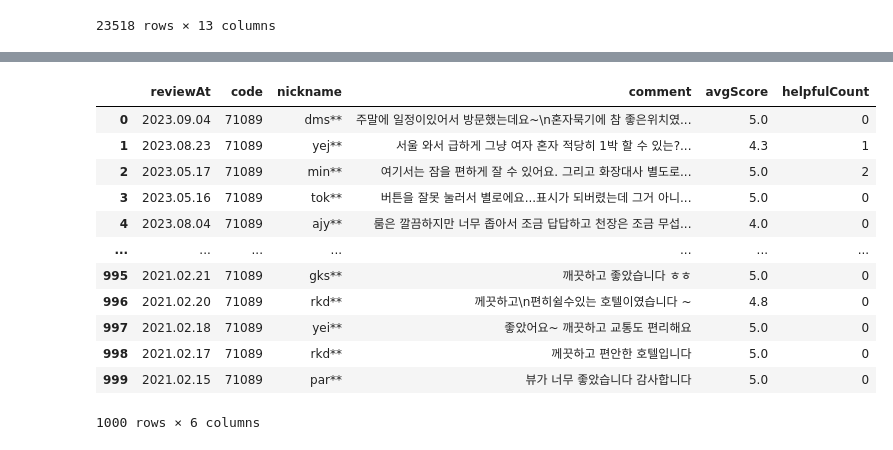
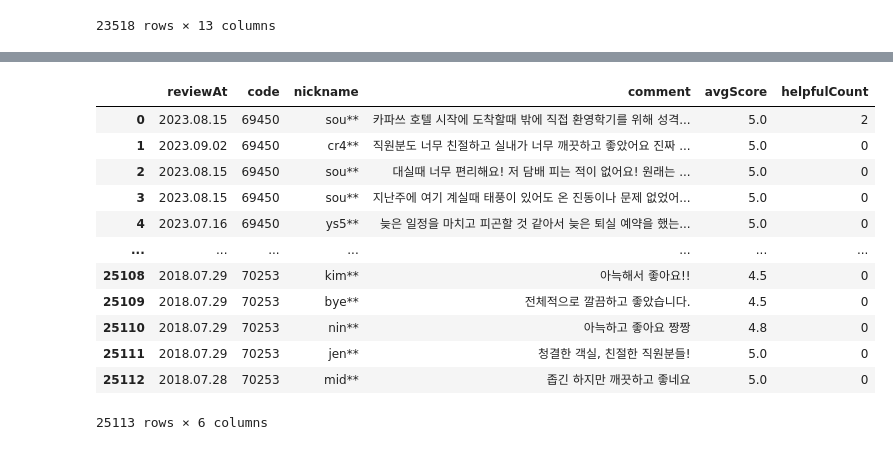
Before and after one commit to doxgxxn/final_crawl, a Jupyter notebook: 03_hotels_review.ipynb, the cells around one changed output, grey strips where cells are left out. Saved outputs shown, nothing was run; the diff lists cells and outputs as text; code cells hidden in the pictures.

```diff
--- a/03_hotels_review.ipynb
+++ b/03_hotels_review.ipynb
@@ -157,16 +297,16 @@ for region in df['region_L'].unique()[:1]: # 서울만
 # %%
-pd.read_csv('./reviews/71089.csv')
+pd.read_csv('./reviews/서울.csv')
 # %% [output]
 |  | reviewAt | code | nickname | comment | avgScore | helpfulCount |
-| 0 | 2023.09.04 | 71089 | dms** | 주말에 일정이있어서 방문했는데요~\n혼자묵기에 참 좋은위치였... | 5.0 | 0 |
-| 1 | 2023.08.23 | 71089 | yej** | 서울 와서 급하게 그냥 여자 혼자 적당히 1박 할 수 있는?... | 4.3 | 1 |
-| 2 | 2023.05.17 | 71089 | min** | 여기서는 잠을 편하게 잘 수 있어요. 그리고 화장대사 별도로... | 5.0 | 2 |
-| 3 | 2023.05.16 | 71089 | tok** | 버튼을 잘못 눌러서 별로에요...표시가 되버렸는데 그거 아니... | 5.0 | 0 |
-| 4 | 2023.08.04 | 71089 | ajy** | 룸은 깔끔하지만 너무 좁아서 조금 답답하고 천장은 조금 무섭... | 4.0 | 0 |
+| 0 | 2023.08.15 | 69450 | sou** | 카파쓰 호텔 시작에 도착할때 밖에 직접 환영학기를 위해 성격... | 5.0 | 2 |
+| 1 | 2023.09.02 | 69450 | cr4** | 직원분도 너무 친절하고 실내가 너무 깨끗하고 좋았어요 진짜 ... | 5.0 | 0 |
+| 2 | 2023.08.15 | 69450 | sou** | 대실때 너무 편리해요! 저 담배 피는 적이 없어요! 원래는 ... | 5.0 | 0 |
+| 3 | 2023.08.15 | 69450 | sou** | 지난주에 여기 계실때 태풍이 있어도 온 진동이나 문제 없었어... | 5.0 | 0 |
+| 4 | 2023.07.16 | 69450 | ys5** | 늦은 일정을 마치고 피곤할 것 같아서 늦은 퇴실 예약을 했는... | 5.0 | 0 |
 | ... | ... | ... | ... | ... | ... | ... |
-| 995 | 2021.02.21 | 71089 | gks** | 깨끗하고 좋았습니다 ㅎㅎ | 5.0 | 0 |
-| 996 | 2021.02.20 | 71089 | rkd** | 께끗하고\n편히쉴수있는 호텔이였습니다 ~ | 4.8 | 0 |
-| 997 | 2021.02.18 | 71089 | yei** | 좋았어요~ 깨끗하고 교통도 편리해요 | 5.0 | 0 |
-| 998 | 2021.02.17 | 71089 | rkd** | 께끗하고 편안한 호텔입니다 | 5.0 | 0 |
-| 999 | 2021.02.15 | 71089 | par** | 뷰가 너무 좋았습니다 감사합니다 | 5.0 | 0 |
+| 25108 | 2018.07.29 | 70253 | kim** | 아늑해서 좋아요!! | 4.5 | 0 |
+| 25109 | 2018.07.29 | 70253 | bye** | 전체적으로 깔끔하고 좋았습니다. | 4.5 | 0 |
+| 25110 | 2018.07.29 | 70253 | nin** | 아늑하고 좋아요 짱짱 | 4.8 | 0 |
+| 25111 | 2018.07.29 | 70253 | jen** | 청결한 객실, 친절한 직원분들! | 5.0 | 0 |
+| 25112 | 2018.07.28 | 70253 | mid** | 좁긴 하지만 깨끗하고 좋네요 | 5.0 | 0 |
-1000 rows × 6 columns
+25113 rows × 6 columns
```
Also changed, not shown: parts of 27 cells of this notebook, 34 other files.
